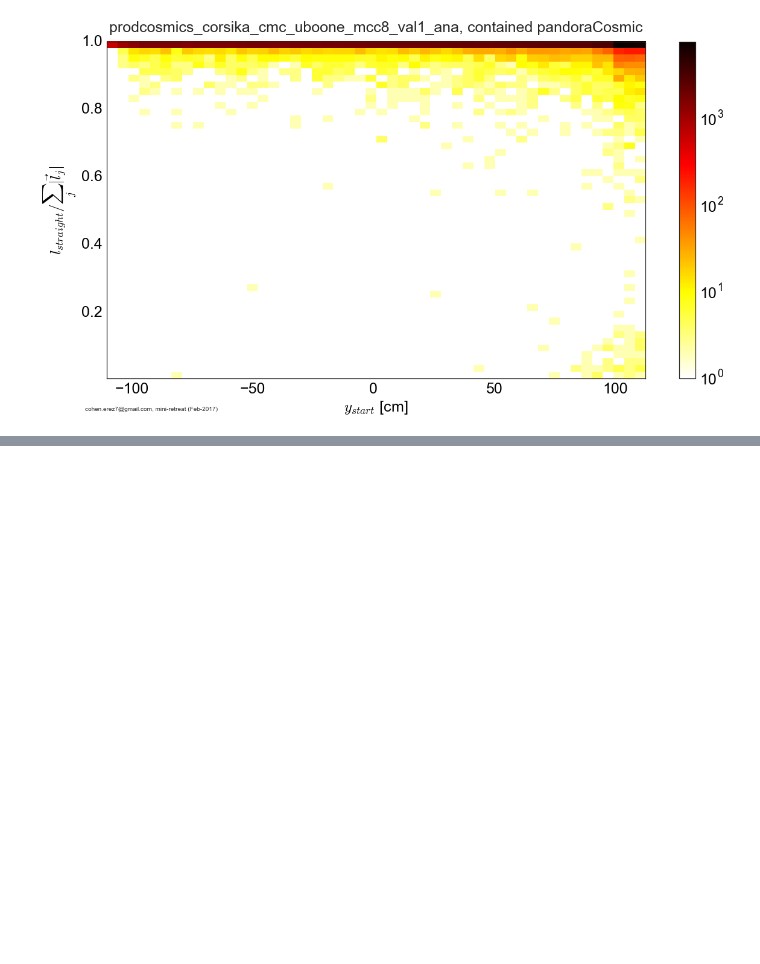
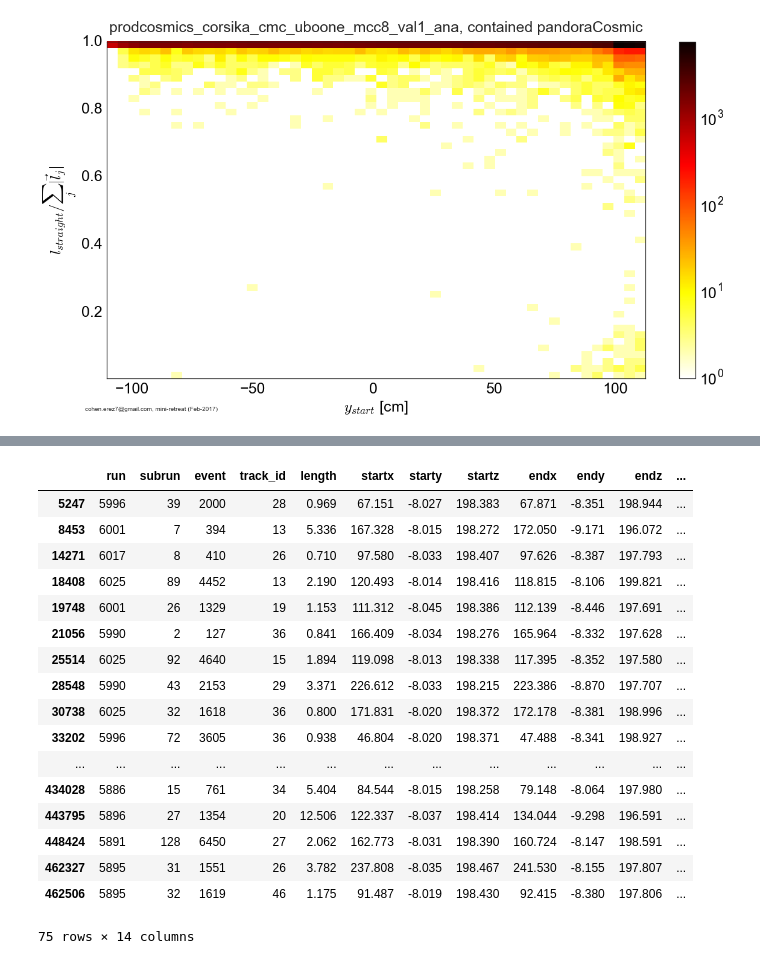
Before and after one commit to erezcoh4/AnalysisTreesInformation, a Jupyter notebook: AnaTreesPackage/notebooks/retreats/Feb2017/extBNB_plots.ipynb, the cells around one changed output, grey strips where cells are left out. Saved outputs shown, nothing was run; the diff lists cells and outputs as text; code cells hidden in the pictures; blank space fills up the shorter version.

```diff
--- a/AnaTreesPackage/notebooks/retreats/Feb2017/extBNB_plots.ipynb
+++ b/AnaTreesPackage/notebooks/retreats/Feb2017/extBNB_plots.ipynb
@@ -255,0 +311,29 @@ plt.savefig('/Users/erezcohen/Desktop/uBoone/analysis/retreats/Feb2017/%s_y_dist
+# %%
+# interesting_extBNB = MCC8extBNB[(MCC8extBNB.startz>195)&(MCC8extBNB.startz<212) & (MCC8extBNB.starty>-9)&(MCC8extBNB.starty<0)]
+interesting_extBNB = MCC8extBNB[(MCC8extBNB.startz>198.2)&(MCC8extBNB.startz<198.5) & (MCC8extBNB.starty>-8.05)&(MCC8extBNB.starty<-8.01)]
+
+interesting_extBNB.run = interesting_extBNB.run.astype(int)
+interesting_extBNB.subrun = interesting_extBNB.subrun.astype(int)
+interesting_extBNB.event = interesting_extBNB.event.astype(int)
+interesting_extBNB.track_id = interesting_extBNB.track_id.astype(int)
+interesting_extBNB
+# interesting_extBNB.to_csv('/Users/erezcohen/Desktop/uBoone/analysis/retreats/Feb2017/crossover_yz_plane_z_198.2_198.5_cm_y_-8.05_-8.01_cm.csv',index=False)
+# %% [output]
+|  | run | subrun | event | track_id | length | startx | starty | startz | endx | endy | endz | ... |
+| 5247 | 5996 | 39 | 2000 | 28 | 0.969 | 67.151 | -8.027 | 198.383 | 67.871 | -8.351 | 198.944 | ... |
+| 8453 | 6001 | 7 | 394 | 13 | 5.336 | 167.328 | -8.015 | 198.272 | 172.050 | -9.171 | 196.072 | ... |
+| 14271 | 6017 | 8 | 410 | 26 | 0.710 | 97.580 | -8.033 | 198.407 | 97.626 | -8.387 | 197.793 | ... |
+| 18408 | 6025 | 89 | 4452 | 13 | 2.190 | 120.493 | -8.014 | 198.416 | 118.815 | -8.106 | 199.821 | ... |
+| 19748 | 6001 | 26 | 1329 | 19 | 1.153 | 111.312 | -8.045 | 198.386 | 112.139 | -8.446 | 197.691 | ... |
+| 21056 | 5990 | 2 | 127 | 36 | 0.841 | 166.409 | -8.034 | 198.276 | 165.964 | -8.332 | 197.628 | ... |
+| 25514 | 6025 | 92 | 4640 | 15 | 1.894 | 119.098 | -8.013 | 198.338 | 117.395 | -8.352 | 197.580 | ... |
+| 28548 | 5990 | 43 | 2153 | 29 | 3.371 | 226.612 | -8.033 | 198.215 | 223.386 | -8.870 | 197.707 | ... |
+| 30738 | 6025 | 32 | 1618 | 36 | 0.800 | 171.831 | -8.020 | 198.372 | 172.178 | -8.381 | 198.996 | ... |
+| 33202 | 5996 | 72 | 3605 | 36 | 0.938 | 46.804 | -8.020 | 198.371 | 47.488 | -8.341 | 198.927 | ... |
+| ... | ... | ... | ... | ... | ... | ... | ... | ... | ... | ... | ... | ... |
+| 434028 | 5886 | 15 | 761 | 34 | 5.404 | 84.544 | -8.015 | 198.258 | 79.148 | -8.064 | 197.980 | ... |
+| 443795 | 5896 | 27 | 1354 | 20 | 12.506 | 122.337 | -8.037 | 198.414 | 134.044 | -9.298 | 196.591 | ... |
+| 448424 | 5891 | 128 | 6450 | 27 | 2.062 | 162.773 | -8.031 | 198.390 | 160.724 | -8.147 | 198.591 | ... |
+| 462327 | 5895 | 31 | 1551 | 26 | 3.782 | 237.808 | -8.035 | 198.467 | 241.530 | -8.155 | 197.807 | ... |
+| 462506 | 5895 | 32 | 1619 | 46 | 1.175 | 91.487 | -8.019 | 198.430 | 92.415 | -8.380 | 197.806 | ... |
+75 rows × 14 columns
```
Also changed, not shown: parts of 8 cells of this notebook, 2 other files.
